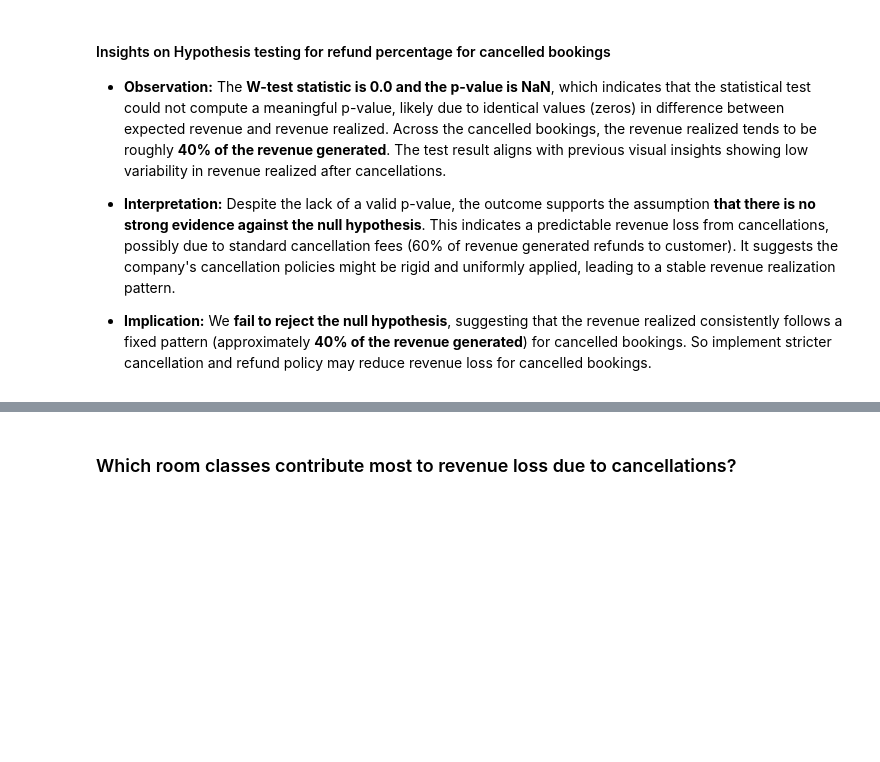
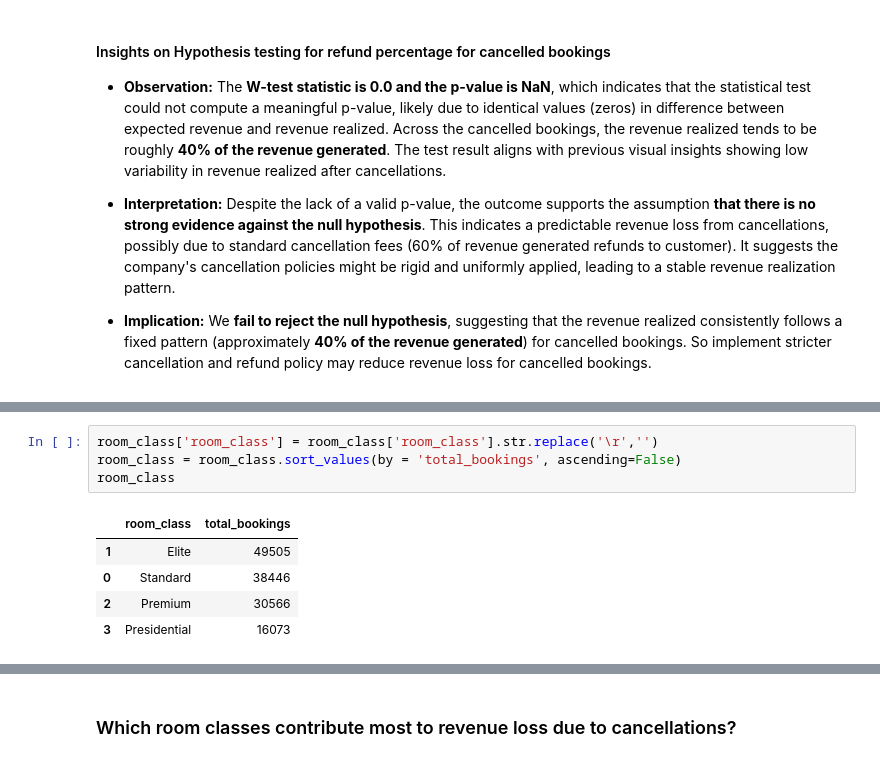
Before and after one commit to Bhuvi128/Hospitality-Revenue-Optimization-Data-analysis, a Jupyter notebook: Hospitality Revenue Optimzation.ipynb, the cells around one changed output, grey strips where cells are left out. Cells and saved outputs as stored; diff of their text form; blank space fills up the shorter version.

```diff
--- a/Hospitality Revenue Optimzation.ipynb
+++ b/Hospitality Revenue Optimzation.ipynb
@@ -316,0 +368,10 @@ Fail to Reject Null hypothesis: The revenue realized is consistently 40% of reve
+# %%
+room_class['room_class'] = room_class['room_class'].str.replace('\r','')
+room_class = room_class.sort_values(by = 'total_bookings', ascending=False)
+room_class
+# %% [output]
+|  | room_class | total_bookings |
+| 1 | Elite | 49505 |
+| 0 | Standard | 38446 |
+| 2 | Premium | 30566 |
+| 3 | Presidential | 16073 |
```
Also changed, not shown: parts of 9 cells of this notebook, 4 other files.
